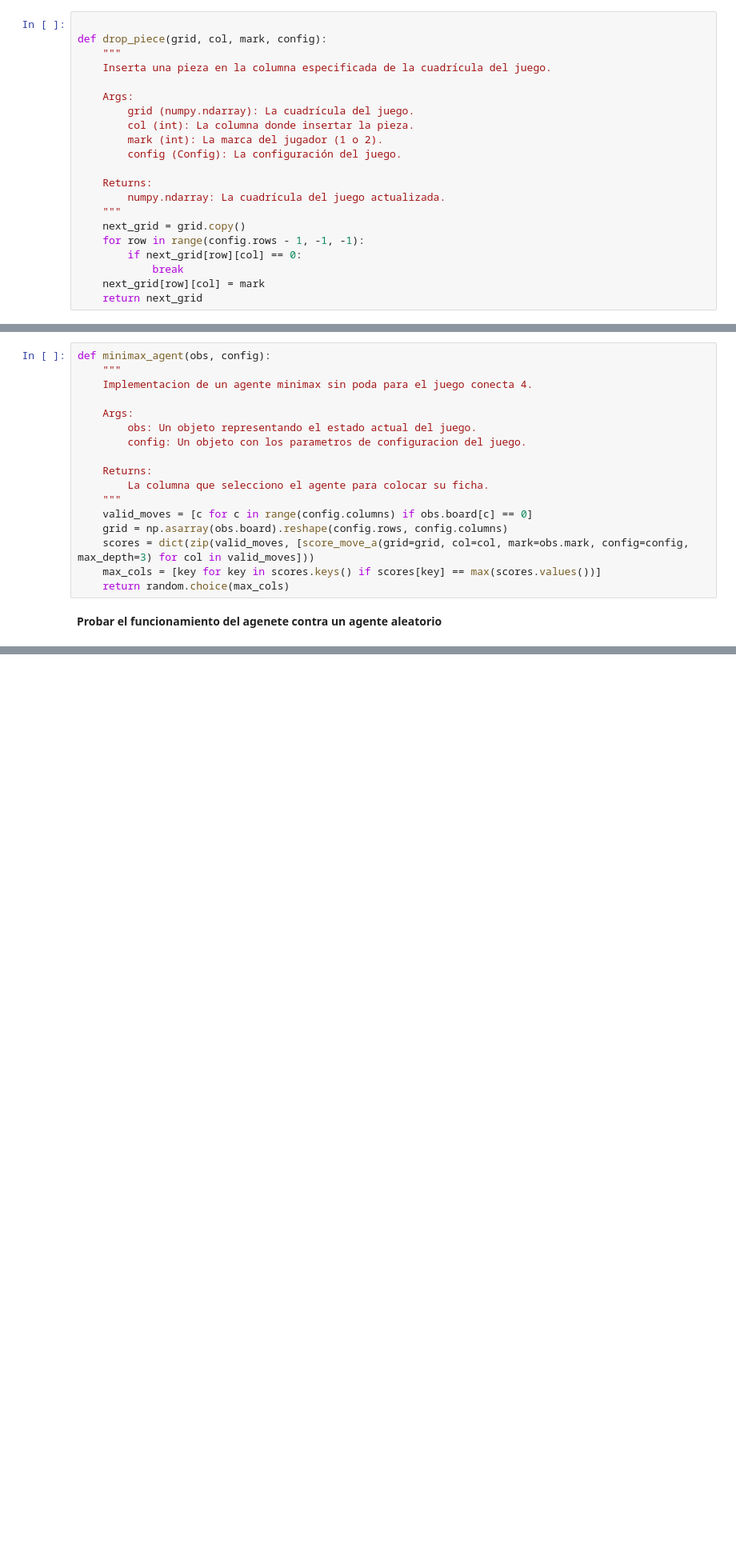
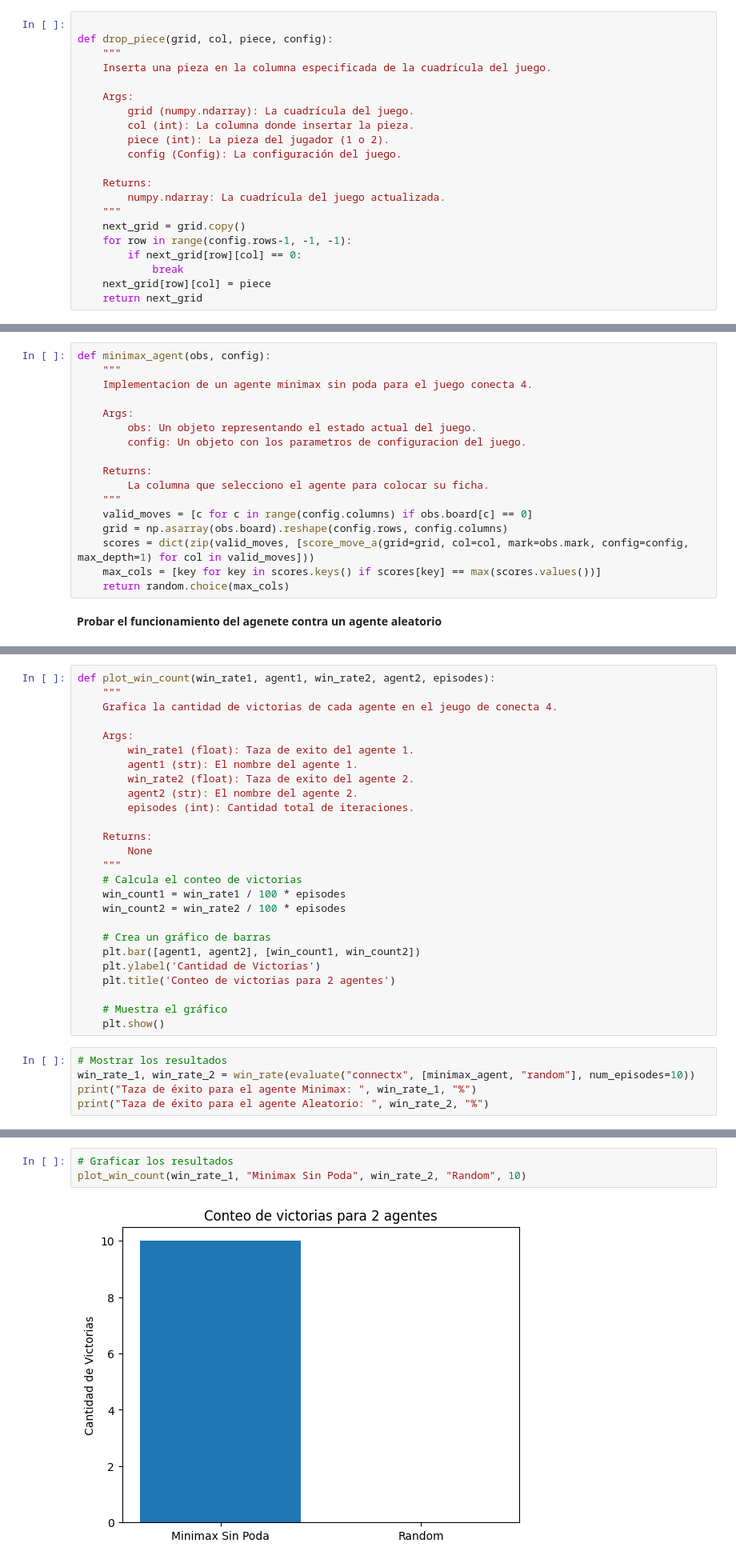
Before and after one commit to LeivaDiego/Laboratorio7_IA, a Jupyter notebook: src/connect4_TDlearning.ipynb, the cells around one changed output, grey strips where cells are left out. Shown at 80% size. Drawn from its saved outputs; the diff is of its cells as text; blank space fills up the shorter version.

Commit message:
Minimax Model Evaluation

```diff
--- a/src/connect4_TDlearning.ipynb
+++ b/src/connect4_TDlearning.ipynb
@@ -117,24 +116,24 @@ def get_heuristic(grid, mark, config):
 Definir funciones auxiliares
 # %%
 
-def drop_piece(grid, col, mark, config):
+def drop_piece(grid, col, piece, config):
     """
     Inserta una pieza en la columna especificada de la cuadrícula del juego.
 
     Args:
         grid (numpy.ndarray): La cuadrícula del juego.
         col (int): La columna donde insertar la pieza.
-        mark (int): La marca del jugador (1 o 2).
+        piece (int): La pieza del jugador (1 o 2).
         config (Config): La configuración del juego.
 
     Returns:
         numpy.ndarray: La cuadrícula del juego actualizada.
     """
     next_grid = grid.copy()
-    for row in range(config.rows - 1, -1, -1):
+    for row in range(config.rows-1, -1, -1):
         if next_grid[row][col] == 0:
             break
-    next_grid[row][col] = mark
+    next_grid[row][col] = piece
     return next_grid
 # %% [markdown]
 Implementar el algoritmo de minimax
@@ -203,7 +202,7 @@ def minimax_agent(obs, config):
     """
     valid_moves = [c for c in range(config.columns) if obs.board[c] == 0]
     grid = np.asarray(obs.board).reshape(config.rows, config.columns)
-    scores = dict(zip(valid_moves, [score_move_a(grid=grid, col=col, mark=obs.mark, config=config, max_depth=3) for col in valid_moves]))
+    scores = dict(zip(valid_moves, [score_move_a(grid=grid, col=col, mark=obs.mark, config=config, max_depth=1) for col in valid_moves]))
     max_cols = [key for key in scores.keys() if scores[key] == max(scores.values())]
     return random.choice(max_cols)
 # %% [markdown]
@@ -229,0 +243,31 @@ Codigo de referencia obtenido de:
+# %%
+def plot_win_count(win_rate1, agent1, win_rate2, agent2, episodes):
+    """
+    Grafica la cantidad de victorias de cada agente en el jeugo de conecta 4.
+
+    Args:
+        win_rate1 (float): Taza de exito del agente 1.
+        agent1 (str): El nombre del agente 1.
+        win_rate2 (float): Taza de exito del agente 2.
+        agent2 (str): El nombre del agente 2.
+        episodes (int): Cantidad total de iteraciones.
+
+    Returns:
+        None
+    """
+    # Calcula el conteo de victorias
+    win_count1 = win_rate1 / 100 * episodes
+    win_count2 = win_rate2 / 100 * episodes
+
+    # Crea un gráfico de barras
+    plt.bar([agent1, agent2], [win_count1, win_count2])
+    plt.ylabel('Cantidad de Victorias')
+    plt.title('Conteo de victorias para 2 agentes')
+
+    # Muestra el gráfico
+    plt.show()
+# %%
+# Mostrar los resultados
+win_rate_1, win_rate_2 = win_rate(evaluate("connectx", [minimax_agent, "random"], num_episodes=10))
+print("Taza de éxito para el agente Minimax: ", win_rate_1, "%")
+print("Taza de éxito para el agente Aleatorio: ", win_rate_2, "%")
@@ -229,0 +277,5 @@ Codigo de referencia obtenido de:
+# %%
+# Graficar los resultados
+plot_win_count(win_rate_1, "Minimax Sin Poda", win_rate_2, "Random", 10)
+# %% [output]
+[figure, added]
```
Also changed, not shown: parts of 6 cells of this notebook.
